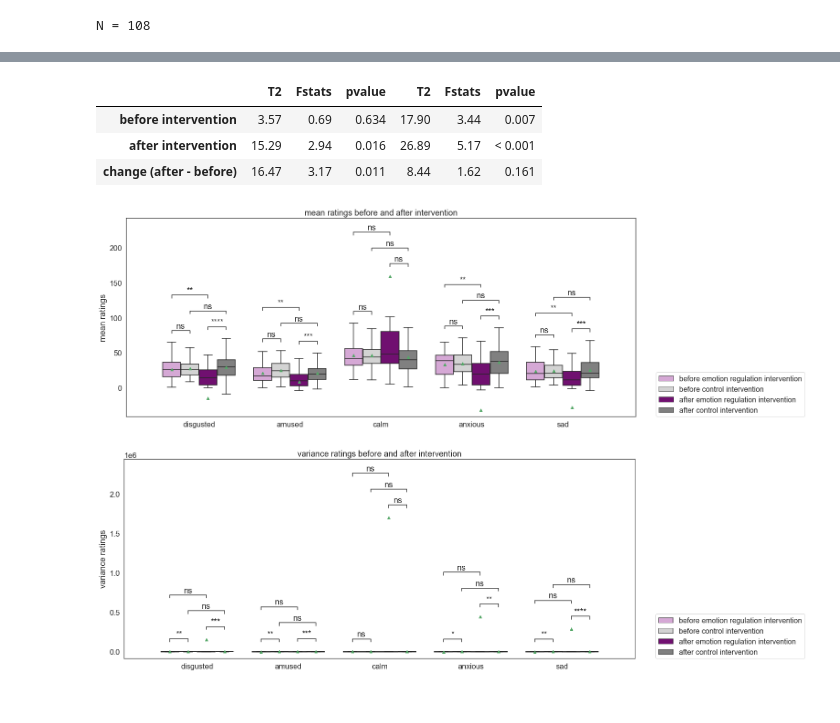
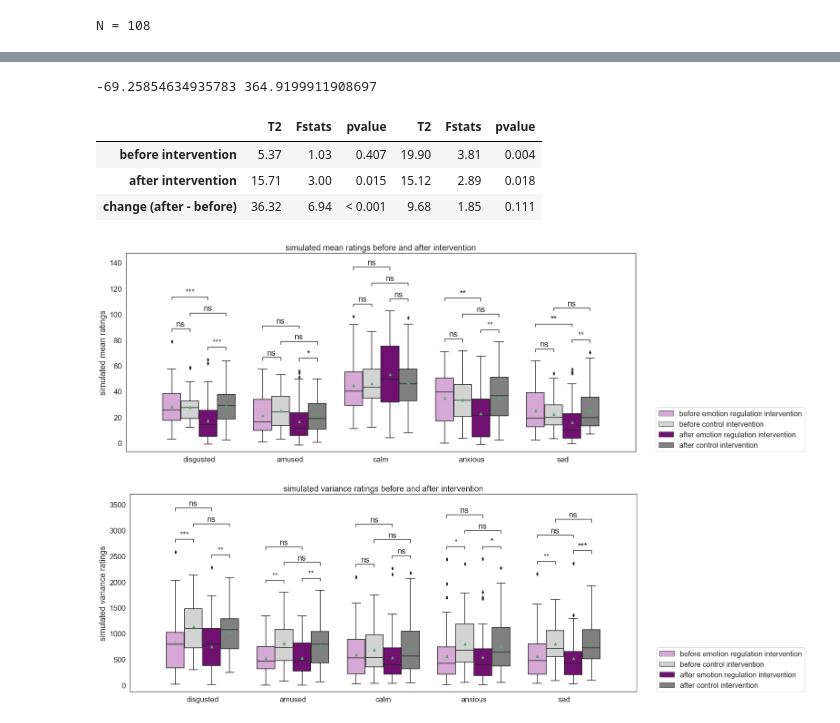
Before and after one commit to huyslab/emotioncon_public, a Jupyter notebook: analyses/replicate_mean_effects.ipynb, the cells around one changed output, grey strips where cells are left out. Saved outputs shown, nothing was run; the diff lists cells and outputs as text; code cells hidden in the pictures.

```diff
--- a/analyses/replicate_mean_effects.ipynb
+++ b/analyses/replicate_mean_effects.ipynb
@@ -54,4 +44,0 @@ def detect_outlier(data):
-# %%
-# outlier detection based on singular values in controllability matrix
-ex = detect_outlier(controls['val'][0,:,:])
-ex
@@ -91,7 +63,7 @@ def simulate_data(data, kf_before, kf_after, inp, mood_ratings):
     return mood_ratings_split
 
 def plot_simulated_data_and_stats(mood_ratings_split, df, mood_categories):
-    label= ['mean', 'variance']
+    label= ['simulated mean', 'simulated variance']
     pairs = []
     for t in range(2):
         for i in mood_categories:
@@ -105,13 +77,42 @@ def plot_simulated_data_and_stats(mood_ratings_split, df, mood_categories):
         fig, ax = plt.subplots(figsize=(20,8))
         fig, ax = emostats.plot_group_difference(df=df_plot, data_labels=mood_categories, \
                                                  data_name=label[j] + ' ratings' , pairs=pairs, fig=fig, ax=ax, \
-                                                ms=False, showfliers=False)
+                                                ms=False)
         ax.set(ylabel=label[j] + ' ratings')
         df_stats_both = pd.concat((df_stats_both, df_stats), axis=1)
 
     display(df_stats_both)
+# %%
+# outlier Detection (IQR)
+def detect_outlier(data):
+    Q1 = np.percentile(data, 25)
+    Q3 = np.percentile(data, 75)
+    IQR = Q3 - Q1
+    ex = np.where((data >= (Q1-1.5*IQR))&(data >= (Q3+1.5*IQR)))
+    print(Q1-1.5*IQR, Q3+1.5*IQR)
+    return ex
+
+def exclude_outliers(data, kf_before, kf_after):
+    ee, cc = np.empty((2,Nsj)), np.empty((5,2,Nsj))
+    for i in range(Nsj):
+        for j, p in enumerate([kf_before, kf_after]):
+            eigval,foo = np.linalg.eig(data[i]['results_split'][p].transition_matrices)
+            ee[j,i] = np.sort(eigval)[-1]
+            foo,cc[:,j,i],foo = np.linalg.svd(control.ctrb(data[i]['results_split'][p].transition_matrices, \
+                                                      data[i]['results_split'][p].control_matrix))
+
+    # exclude eigenvalues > 1
+    ex = np.where(ee[:,:] > 1)[1]
+    # exclude outliers in dominant singular value of controllability matrix
+    ex = np.hstack((ex,detect_outlier(cc[0,:,:])[1]))
+
+    ex_arr = np.zeros(len(data))  # Assuming an array size of 100, you can adjust this according to your requirements
+    ex_arr[np.unique(ex)] = 1
+
+    return ex, ex_arr == 1
 # %%
 # simulated mean and variance difference effect due to distancing - winning model
 mood_ratings_split = simulate_data(data, 13, 14, inp, mood_ratings)
-plot_simulated_data_and_stats(mood_ratings_split, df, mood_categories)
+foo, ex = exclude_outliers(data, 13, 14)
+plot_simulated_data_and_stats(mood_ratings_split[:,:,~ex,:], df[~ex], mood_categories)
 # %% [output]
@@ -124,14 +126,16 @@ plot_simulated_data_and_stats(mood_ratings_split, df, mood_categories)
 # %%
 # simulated mean and variance difference effect due to distancing - only A can change
 mood_ratings_split = simulate_data(data, 1, 2, inp, mood_ratings)
-plot_simulated_data_and_stats(mood_ratings_split, df, mood_categories)
+foo, ex = exclude_outliers(data, 1, 2)
+plot_simulated_data_and_stats(mood_ratings_split[:,:,~ex,:], df[~ex], mood_categories)
 # %% [output]
+-69.25854634935783 364.9199911908697
 |  | T2 | Fstats | pvalue | T2 | Fstats | pvalue |
-| before intervention | 3.57 | 0.69 | 0.634 | 17.90 | 3.44 | 0.007 |
-| after intervention | 15.29 | 2.94 | 0.016 | 26.89 | 5.17 | < 0.001 |
-| change (after - before) | 16.47 | 3.17 | 0.011 | 8.44 | 1.62 | 0.161 |
+| before intervention | 5.37 | 1.03 | 0.407 | 19.90 | 3.81 | 0.004 |
+| after intervention | 15.71 | 3.00 | 0.015 | 15.12 | 2.89 | 0.018 |
+| change (after - before) | 36.32 | 6.94 | < 0.001 | 9.68 | 1.85 | 0.111 |
-[figure, old version]
+[figure, new version]
-[figure, old version]
+[figure, new version]
 # %%
 # simulated mean and variance difference effect due to distancing - only A can change
 mood_ratings_split = simulate_data(data, 3, 4, inp, mood_ratings)
```
Also changed, not shown: parts of 5 cells of this notebook, 23 other files.
